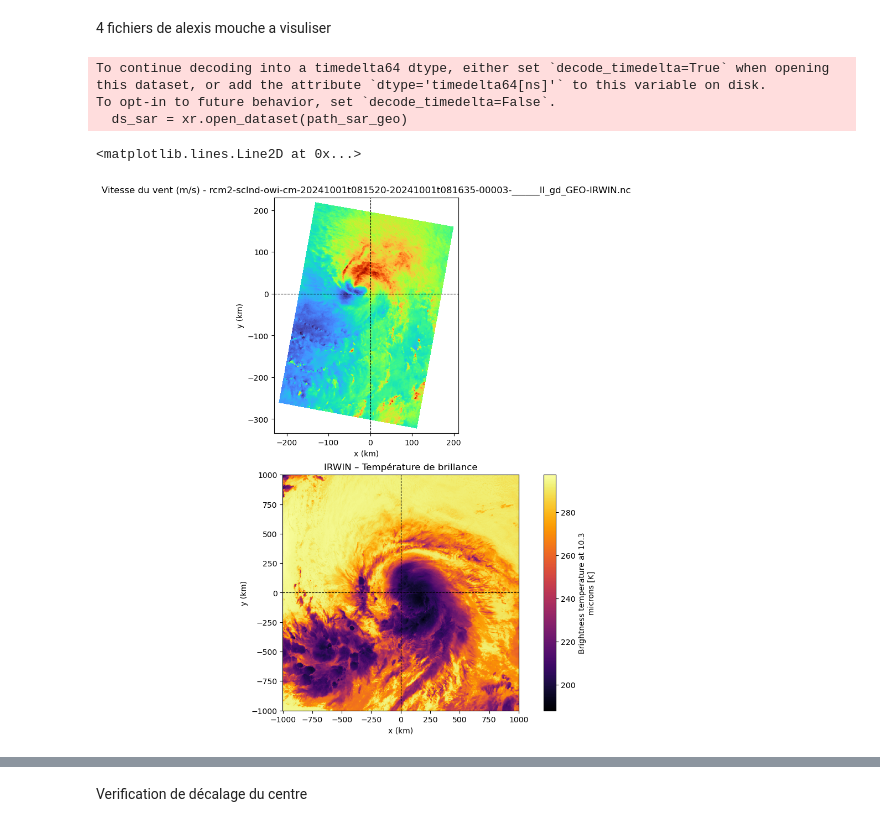
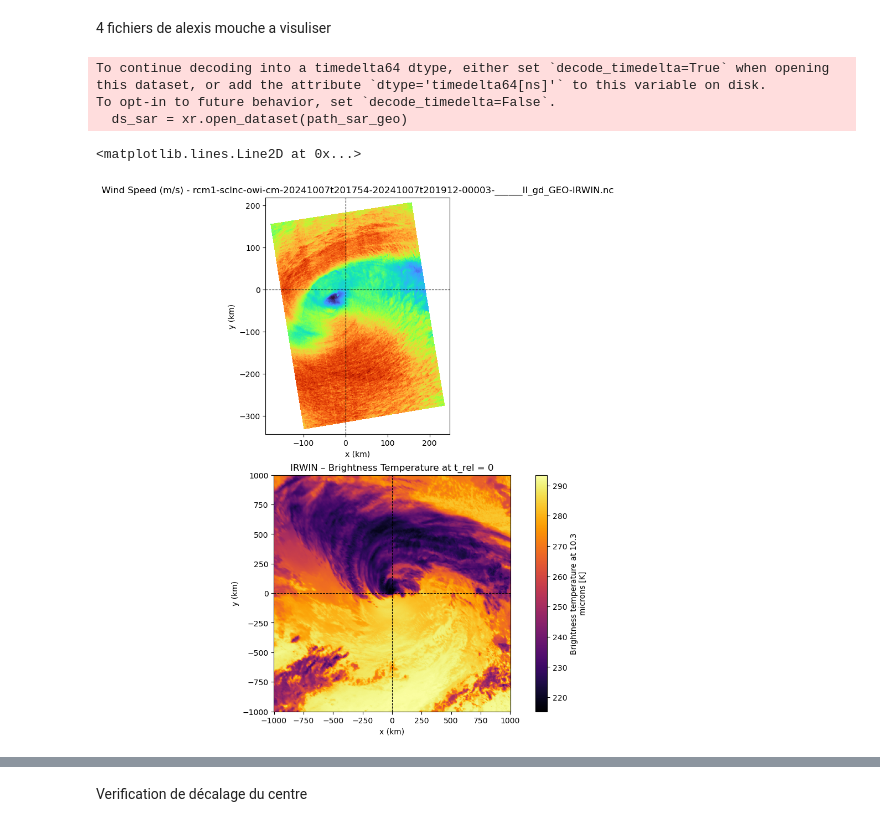
Before and after one commit to medtannaoui/ifremer_multimodality, a Jupyter notebook: changement_de_coordonnées.ipynb, the cells around one changed output, grey strips where cells are left out. Saved outputs shown, nothing was run; the diff lists cells and outputs as text; code cells hidden in the pictures.

```diff
--- a/changement_de_coordonnées.ipynb
+++ b/changement_de_coordonnées.ipynb
@@ -83,59 +76,61 @@ To opt-in to future behavior, set `decode_timedelta=False`.
 # %% [markdown]
 4 fichiers de alexis mouche a visuliser
+# %%
+indice = 2
 # %%
-# import os
-# import pandas as pd
-# import re
-# import numpy as np
+import os
+import pandas as pd
+import re
+import numpy as np
 # import GEO_to_XYcenter as xysar
-# import matplotlib.pyplot as plt
-# import xarray as xr
+import matplotlib.pyplot as plt
+import xarray as xr
 
-# indice = 3
-# sar_listes = ['/home/datawork-cersat-public/cache/public/ftp/project/sarwing/processings/grdwind+windir_2025v6v12_2v0_0v3v9_0v0v6_0v0v6_1v4v3_1v0v15_1v0v10_1v2v5_1v2v2_1v1v1_1v2v1/cmod5n_ecmwf_norecal_rs2rcmgmfv4_28052025/rcm-1/L2M/sclnc/rcm-1_sclnc/2024/278/RCM1_OK3296938_PK3300253_1_SCLNC_20241004_212519_VV_VH_GRD/rcm1-sclnc-owi-cm-20241004t212518-20241004t212636-00003-xxxxx.nc'
-# ,'/home/datawork-cersat-public/cache/public/ftp/project/sarwing/processings/grdwind+windir_2025v6v12_2v0_0v3v9_0v0v6_0v0v6_1v4v3_1v0v15_1v0v10_1v2v5_1v2v2_1v1v1_1v2v1/cmod5n_ecmwf_norecal_rs2rcmgmfv4_28052025/sentinel-1a/L2M/EW/S1A_EW_GRDM_1S/2024/276/S1A_EW_GRDM_1SDV_20241002T083611_20241002T083727_055921_06D630_56DC/s1a-ew-owi-cm-20241002t083611-20241002t083727-000003-06D630.nc'
-# ,'/home/datawork-cersat-public/cache/public/ftp/project/sarwing/processings/grdwind+windir_2025v6v12_2v0_0v3v9_0v0v6_0v0v6_1v4v3_1v0v15_1v0v10_1v2v5_1v2v2_1v1v1_1v2v1/cmod5n_ecmwf_norecal_rs2rcmgmfv4_28052025/rcm-1/L2M/sclnc/rcm-1_sclnc/2024/281/RCM1_OK3302881_PK3304982_1_SCLNC_20241007_201755_VV_VH_GRD/rcm1-sclnc-owi-cm-20241007t201754-20241007t201912-00003-xxxxx.nc'
-# ,'/home/datawork-cersat-public/cache/public/ftp/project/sarwing/processings/grdwind+windir_2025v6v12_2v0_0v3v9_0v0v6_0v0v6_1v4v3_1v0v15_1v0v10_1v2v5_1v2v2_1v1v1_1v2v1/cmod5n_ecmwf_norecal_rs2rcmgmfv4_28052025/rcm-2/L2M/sclnd/rcm-2_sclnd/2024/275/RCM2_OK3292643_PK3293960_1_SCLND_20241001_081522_VV_VH_GRD/rcm2-sclnd-owi-cm-20241001t081520-20241001t081635-00003-xxxxx.nc']
 
-# geo_paths = ["rcm1-sclnc-owi-cm-20241004t212518-20241004t212636-00003-______ll_gd_GEO-IRWIN.nc",
-#              "s1a-ew-owi-cm-20241002t083611-20241002t083727-000003-06D630_ll_gd_GEO-IRWIN.nc",
-#              "rcm1-sclnc-owi-cm-20241007t201754-20241007t201912-00003-______ll_gd_GEO-IRWIN.nc",
-#              "rcm2-sclnd-owi-cm-20241001t081520-20241001t081635-00003-______ll_gd_GEO-IRWIN.nc"
-#              ]
-# xy_path = ["/scale/user/mtannaou/alternance/dossier_mouche_/rcm1-sclnc-owi-cm-20241004t212518-20241004t212636-00003-xxxxx_aeqd.nc"
-#            ,"/scale/user/mtannaou/alternance/dossier_mouche_/s1a-ew-owi-cm-20241002t083611-20241002t083727-000003-06D630_aeqd.nc"
-#            ,"/scale/user/mtannaou/alternance/dossier_mouche_/rcm1-sclnc-owi-cm-20241007t201754-20241007t201912-00003-xxxxx_aeqd.nc"
-#            ,"/scale/user/mtannaou/alternance/dossier_mouche_/rcm2-sclnd-owi-cm-20241001t081520-20241001t081635-00003-xxxxx_aeqd.nc"]
+sar_listes = ['/home/datawork-cersat-public/cache/public/ftp/project/sarwing/processings/grdwind+windir_2025v6v12_2v0_0v3v9_0v0v6_0v0v6_1v4v3_1v0v15_1v0v10_1v2v5_1v2v2_1v1v1_1v2v1/cmod5n_ecmwf_norecal_rs2rcmgmfv4_28052025/rcm-1/L2M/sclnc/rcm-1_sclnc/2024/278/RCM1_OK3296938_PK3300253_1_SCLNC_20241004_212519_VV_VH_GRD/rcm1-sclnc-owi-cm-20241004t212518-20241004t212636-00003-xxxxx.nc'
+,'/home/datawork-cersat-public/cache/public/ftp/project/sarwing/processings/grdwind+windir_2025v6v12_2v0_0v3v9_0v0v6_0v0v6_1v4v3_1v0v15_1v0v10_1v2v5_1v2v2_1v1v1_1v2v1/cmod5n_ecmwf_norecal_rs2rcmgmfv4_28052025/sentinel-1a/L2M/EW/S1A_EW_GRDM_1S/2024/276/S1A_EW_GRDM_1SDV_20241002T083611_20241002T083727_055921_06D630_56DC/s1a-ew-owi-cm-20241002t083611-20241002t083727-000003-06D630.nc'
+,'/home/datawork-cersat-public/cache/public/ftp/project/sarwing/processings/grdwind+windir_2025v6v12_2v0_0v3v9_0v0v6_0v0v6_1v4v3_1v0v15_1v0v10_1v2v5_1v2v2_1v1v1_1v2v1/cmod5n_ecmwf_norecal_rs2rcmgmfv4_28052025/rcm-1/L2M/sclnc/rcm-1_sclnc/2024/281/RCM1_OK3302881_PK3304982_1_SCLNC_20241007_201755_VV_VH_GRD/rcm1-sclnc-owi-cm-20241007t201754-20241007t201912-00003-xxxxx.nc'
+,'/home/datawork-cersat-public/cache/public/ftp/project/sarwing/processings/grdwind+windir_2025v6v12_2v0_0v3v9_0v0v6_0v0v6_1v4v3_1v0v15_1v0v10_1v2v5_1v2v2_1v1v1_1v2v1/cmod5n_ecmwf_norecal_rs2rcmgmfv4_28052025/rcm-2/L2M/sclnd/rcm-2_sclnd/2024/275/RCM2_OK3292643_PK3293960_1_SCLND_20241001_081522_VV_VH_GRD/rcm2-sclnd-owi-cm-20241001t081520-20241001t081635-00003-xxxxx.nc']
 
-# path_global_irwin = "/scale/project/ifremer-isi-jumeaunumerique/SARGEO/prototype/v01r02/cyclobs/al122024/IRWIN"
+geo_paths = ["rcm1-sclnc-owi-cm-20241004t212518-20241004t212636-00003-______ll_gd_GEO-IRWIN.nc",
+             "s1a-ew-owi-cm-20241002t083611-20241002t083727-000003-06D630_ll_gd_GEO-IRWIN.nc",
+             "rcm1-sclnc-owi-cm-20241007t201754-20241007t201912-00003-______ll_gd_GEO-IRWIN.nc",
+             "rcm2-sclnd-owi-cm-20241001t081520-20241001t081635-00003-______ll_gd_GEO-IRWIN.nc"
+             ]
+xy_path = ["/scale/user/mtannaou/alternance/donnees_sar_changes/rcm1-sclnc-owi-cm-20241004t212518-20241004t212636-00003-xxxxx_aeqd.nc"
+           ,"/scale/user/mtannaou/alternance/donnees_sar_changes/s1a-ew-owi-cm-20241002t083611-20241002t083727-000003-06D630_aeqd.nc"
+           ,"/scale/user/mtannaou/alternance/donnees_sar_changes/rcm1-sclnc-owi-cm-20241007t201754-20241007t201912-00003-xxxxx_aeqd.nc"
+           ,"/scale/user/mtannaou/alternance/donnees_sar_changes/rcm2-sclnd-owi-cm-20241001t081520-20241001t081635-00003-xxxxx_aeqd.nc"]
 
-# path_sar_geo = path_global_irwin+"/"+geo_paths[indice]
-# ds_sar = xr.open_dataset(path_sar_geo)
-# ds_geo = ds_sar
-# ds_xy = xr.open_dataset(xy_path[indice])
-# # print(ds_sar)
-# fig, axes = plt.subplots(2, 1, figsize=(7, 10), constrained_layout=True)
-# im11 = axes[0].pcolormesh(
-#     ds_xy["x_sar"], ds_xy["y_sar"],
-#     ds_xy["owiWindSpeed"], cmap="turbo", shading='auto',
-# )
-# axes[0].set_title(f"Vitesse du vent (m/s) - {geo_paths[indice]}", fontsize=12)
-# axes[0].set_xlabel("x (km)")
-# axes[0].set_ylabel("y (km)")
-# axes[0].set_aspect('equal', adjustable='box')
-# axes[0].axhline(0, color='black', linestyle='--', linewidth=0.8)
-# axes[0].axvline(0, color='black', linestyle='--', linewidth=0.8)
+path_global_irwin = "/scale/project/ifremer-isi-jumeaunumerique/SARGEO/prototype/v01r02/cyclobs/al122024/IRWIN"
 
-# ds_geo["IRWIN"].sel(t_rel=0).plot.imshow(cmap='inferno', ax=axes[1])
-# axes[1].set_title(f"IRWIN – Température de brillance")
-# axes[1].set_xlabel("x (km)")
-# axes[1].set_ylabel("y (km)")
-# axes[1].set_aspect('equal', adjustable='box')
-# axes[1].axhline(0, color='black', linestyle='--', linewidth=0.8)
-# axes[1].axvline(0, color='black', linestyle='--', linewidth=0.8)
+path_sar_geo = path_global_irwin+"/"+geo_paths[indice]
+ds_sar = xr.open_dataset(path_sar_geo)
+ds_geo = ds_sar
+ds_xy = xr.open_dataset(xy_path[indice])
+# print(ds_sar)
+fig, axes = plt.subplots(2, 1, figsize=(7, 10), constrained_layout=True)
+im11 = axes[0].pcolormesh(
+    ds_xy["x_sar"], ds_xy["y_sar"],
+    ds_xy["owiWindSpeed"], cmap="turbo", shading='auto',
+)
+axes[0].set_title(f"Wind Speed (m/s) - {geo_paths[indice]}", fontsize=12)
+axes[0].set_xlabel("x (km)")
+axes[0].set_ylabel("y (km)")
+axes[0].set_aspect('equal', adjustable='box')
+axes[0].axhline(0, color='black', linestyle='--', linewidth=0.8)
+axes[0].axvline(0, color='black', linestyle='--', linewidth=0.8)
+
+ds_geo["IRWIN"].sel(t_rel=0).plot.imshow(cmap='inferno', ax=axes[1])
+axes[1].set_title(f"IRWIN – Brightness Temperature at t_rel = 0")
+axes[1].set_xlabel("x (km)")
+axes[1].set_ylabel("y (km)")
+axes[1].set_aspect('equal', adjustable='box')
+axes[1].axhline(0, color='black', linestyle='--', linewidth=0.8)
+axes[1].axvline(0, color='black', linestyle='--', linewidth=0.8)
 # %% [output]
 To continue decoding into a timedelta64 dtype, either set `decode_timedelta=True` when opening this dataset, or add the attribute `dtype='timedelta64[ns]'` to this variable on disk.
 To opt-in to future behavior, set `decode_timedelta=False`.
   ds_sar = xr.open_dataset(path_sar_geo)
 <matplotlib.lines.Line2D at 0x...>
-[figure, old version]
+[figure, new version]
```
Also changed, not shown: parts of 16 cells of this notebook.
